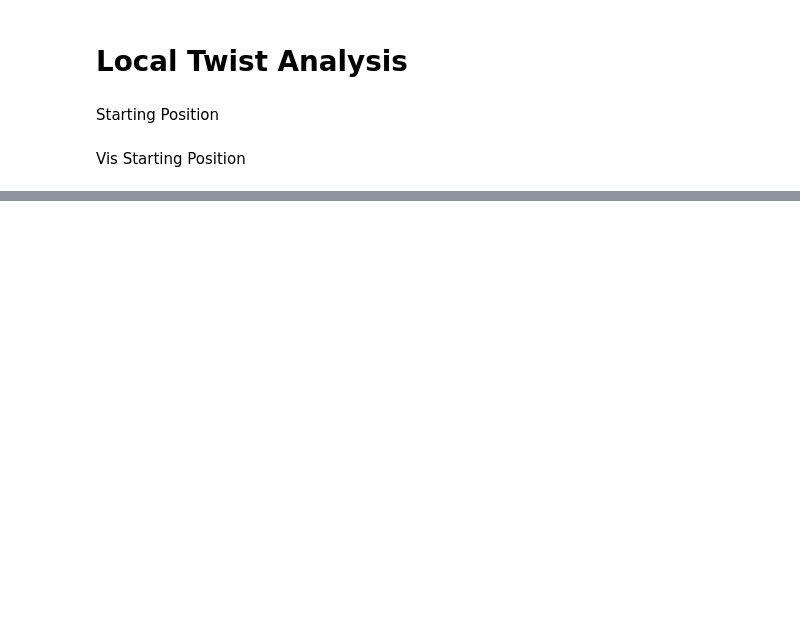
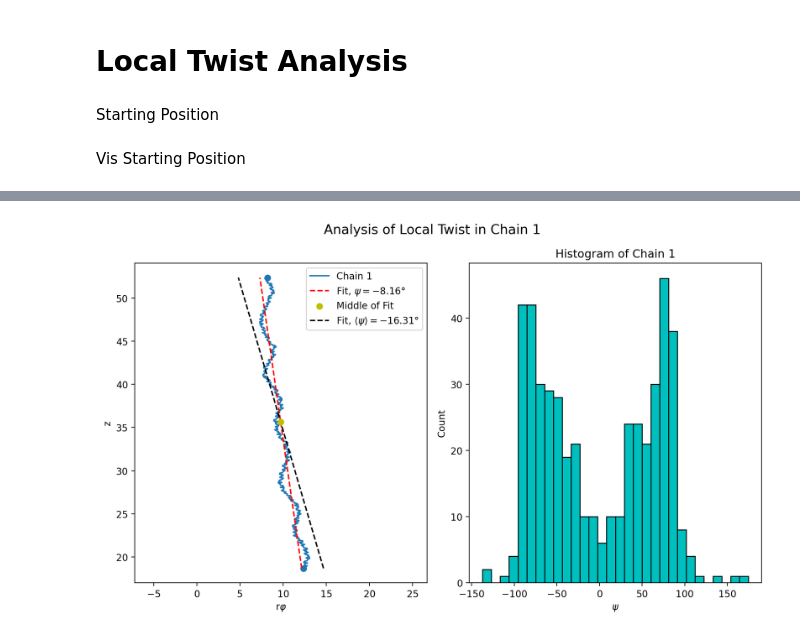
Before and after one commit to eminotre24/Collagen-Project, a Jupyter notebook: MD-Analysis/Twist-Analysis/localtwistanaly-1009.ipynb, the cells around one changed output, grey strips where cells are left out. Cells and saved outputs as stored; diff of their text form; code cells hidden in the pictures; blank space fills up the shorter version.

```diff
--- a/MD-Analysis/Twist-Analysis/localtwistanaly-1009.ipynb
+++ b/MD-Analysis/Twist-Analysis/localtwistanaly-1009.ipynb
@@ -101,0 +139,57 @@ plt.show()
+# %%
+fig = plt.figure(figsize=(10, 6), dpi=200)
+gs = GridSpec(1, 2, figure=fig)  # 3 rows, 2 columns
+
+# --- Phi vs Z ---
+ax0 = fig.add_subplot(gs[0])
+r, phi, z = ct.cyl_proj(molchs_i[0])
+ax0.plot(arc, z, label=f"Chain 1")
+
+# --- Orthogonal Regression Fit ---
+model = odr.Model(model_fn)
+data = odr.Data(z, arc)
+odr_run = odr.ODR(data, model, beta0=[0.1, np.mean(arc)]) # Guess Parameters
+res = odr_run.run()
+psi_fit = np.rad2deg(np.atan(res.beta[0]))
+ax0.plot(model_fn(res.beta, z), z, linestyle='dashed', color='r', label=rf'Fit, $\psi={psi_fit:.2f}\degree$')
+# Middle
+middle = [model_fn(res.beta, z[int(len(z)/2)]), z[int(len(z)/2)]]
+ax0.scatter([middle[0]], [middle[1]], color='y', label='Middle of Fit', zorder=3)
+
+# --- Mean Psi Fit ---
+psi_mean = np.sum(psi_ch[0]) % 360 - 360
+m_mean = np.tan(np.deg2rad(psi_mean))
+b_mean = (res.beta[0] - m_mean)*z[int(len(z)/2)] + res.beta[1]
+par_mean = [m_mean, b_mean]
+ax0.plot(model_fn(par_mean, z), z, linestyle='dashed', color='k', label=rf'Fit, $\langle \psi \rangle={psi_mean:.2f}\degree$')
+
+atoms_pairs = len(rad) - 1
+darc = np.zeros(atoms_pairs)
+dz = np.zeros(atoms_pairs)
+for a in range(atoms_pairs): # By pairs (consecutive)
+    # Get angle with respect with the tangent plane (local cylinder)
+    darc[a] = arc[a+1] - arc[a]
+    dz[a] = z[a+1] - z[a]
+
+xe2e = [arc[0],arc[0] + np.sum(darc)]
+ye2e = [z[0],z[0] + np.sum(dz)]
+ax0.scatter(xe2e,ye2e)
+
+ax0.axis('equal')
+ax0.set_xlabel(r'r$\varphi$')
+ax0.set_ylabel(r'z')
+ax0.legend()
+
+# --- Local Psis Calculated ---
+# --- Chain 1 ---
+ax2 = fig.add_subplot(gs[1])
+ax2.hist(psi_ch[0], bins=30, color='c', edgecolor='k')
+ax2.set_xlabel(r'$\psi$')
+ax2.set_ylabel('Count')
+ax2.set_title('Histogram of Chain 1')
+
+plt.suptitle(rf'Analysis of Local Twist in Chain 1', fontsize=14)
+plt.tight_layout()
+plt.show()
+# %% [output]
+[figure, added]
```
Also changed, not shown: parts of 5 cells of this notebook, 6 other files.
